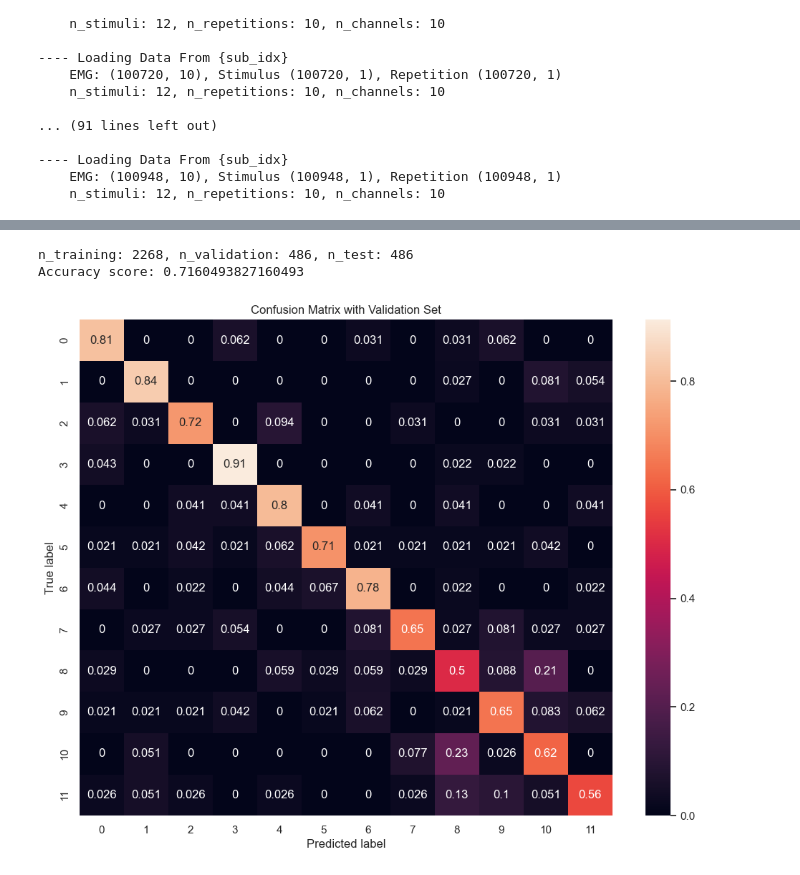
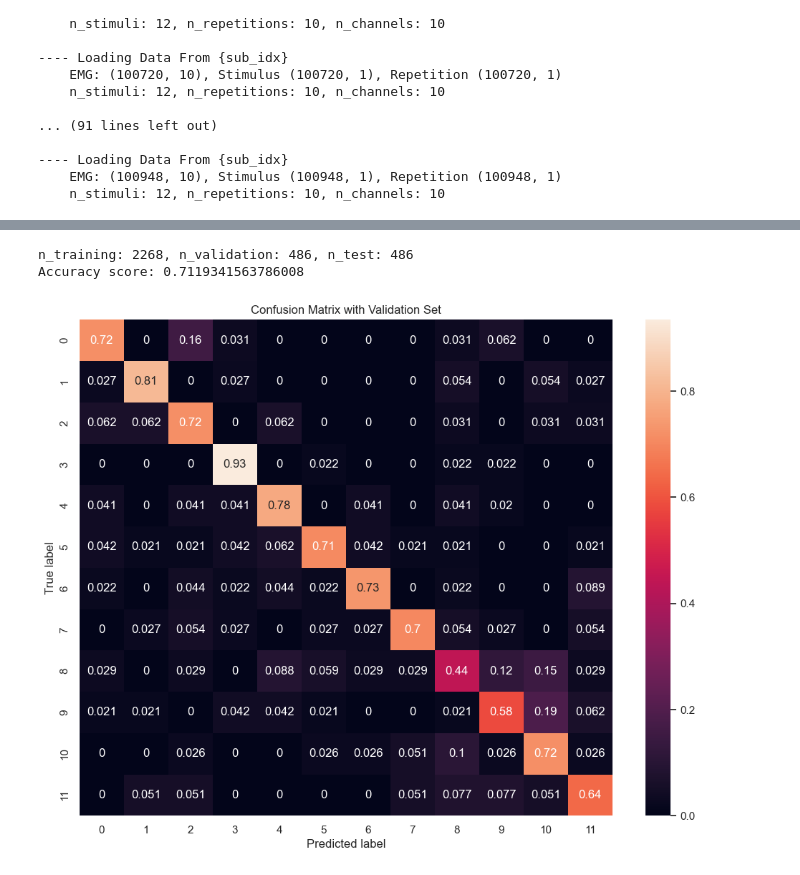
Before and after one commit to YuanshengZhou309/NSSP_Project2, a Jupyter notebook: Miniproject2-Part1-2.ipynb, the cells around one changed output, grey strips where cells are left out. Drawn from its saved outputs; the diff is of its cells as text; code cells hidden in the pictures.

```diff
--- a/Miniproject2-Part1-2.ipynb
+++ b/Miniproject2-Part1-2.ipynb
@@ -462,27 +467,14 @@ for sub_idx in range(1, 27+1):
     for noise_frequency in powergrid_noise_frequencies_Hz:
         sos = butter(N=4, Wn=(noise_frequency - 2, noise_frequency + 2), fs=fs, btype="bandstop", output="sos")
         emg_filtered = sosfiltfilt(sos, emg_filtered.T).T
-
-    # 3. Rectify
-    emg_rectified = np.abs(emg_filtered)
     n_stimuli = len(np.unique(stimulus)) - 1
     n_repetitions = len(np.unique(repetition)) - 1
-    n_channels = emg_rectified.shape[1]
+    n_channels = emg_filtered.shape[1]
     print(f'    n_stimuli: {n_stimuli}, n_repetitions: {n_repetitions}, n_channels: {n_channels}\n')
 
-    # 4. Moving average
+    # 3. Moving average
     mov_mean_size = 200
     mov_mean_weights = np.ones(mov_mean_size) / mov_mean_size
-
-    #initializing the data structure
-    emg_windows = [[None for repetition_idx in range(n_repetitions)] for stimuli_idx in range(n_stimuli)]
-    emg_envelopes = [[None for repetition_idx in range(n_repetitions)] for stimuli_idx in range(n_stimuli)]
-
-    for stimuli_idx in range(n_stimuli):
-        for repetition_idx in range(n_repetitions):
-            idx = np.logical_and(stimulus == stimuli_idx + 1, repetition == repetition_idx + 1).flatten()
-            emg_windows[stimuli_idx][repetition_idx] = emg_rectified[idx, :]
-            emg_envelopes[stimuli_idx][repetition_idx] = convolve1d(emg_windows[stimuli_idx][repetition_idx], mov_mean_weights, axis=0)
 
     dataset, labels = build_dataset_from_ninapro(
         emg=emg_filtered,
@@ -514,9 +627,4 @@ for sub_idx in range(1, 27+1):
 # %%
-from sklearn.ensemble import GradientBoostingClassifier
-from sklearn.model_selection import train_test_split
-from sklearn.metrics import accuracy_score, confusion_matrix
-import seaborn as sns
-import matplotlib.pyplot as plt
 
 #Train:Validation:Test=70:15:15
 X_train, X_temp, y_train, y_temp = train_test_split(dataset_all, labels_all, test_size=0.3, random_state=42)
@@ -525,33 +633,33 @@ X_val, X_test, y_val, y_test = train_test_split(X_temp, y_temp, test_size=0.5, r
 print(f'n_training: {X_train.shape[0]}, n_validation: {X_val.shape[0]}, n_test: {X_test.shape[0]}')
 
 # Normalizing the data
 # StandardScaler is used to scale the features so that they have a mean of 0 and a standard deviation of 1
 from sklearn.preprocessing import StandardScaler
 scaler = StandardScaler()
 X_train_z = scaler.fit_transform(X_train)
 X_val_z = scaler.transform(X_val)
 
 # Classifier
-clf = GradientBoostingClassifier(n_estimators=100, max_depth=4, learning_rate=0.1, random_state=42)
+clf = best_clf
 clf.fit(X_train_z, y_train)
 
 # Predict in validation
 y_pred = clf.predict(X_val_z)
 
 # Accuracy
 accuracy = accuracy_score(y_val, y_pred)
 print(f"Accuracy score: {accuracy}")
 
 # Confusion Matrix
 confmat = confusion_matrix(y_val, y_pred, normalize="true")
 fig, ax = plt.subplots(figsize=(12, 9))
 
 sns.heatmap(confmat, annot=True, ax=ax)  # Use seaborn to create a heatmap of the confusion matrix
 ax.set_ylabel("True label")
 ax.set_xlabel("Predicted label")
 plt.title("Confusion Matrix with Validation Set")
 plt.show()
 # %% [output]
 n_training: 2268, n_validation: 486, n_test: 486
-Accuracy score: 0.7160493827160493
+Accuracy score: 0.7119341563786008
-[figure, old version]
+[figure, new version]
```
Also changed, not shown: parts of 17 cells of this notebook, 1 other file.
